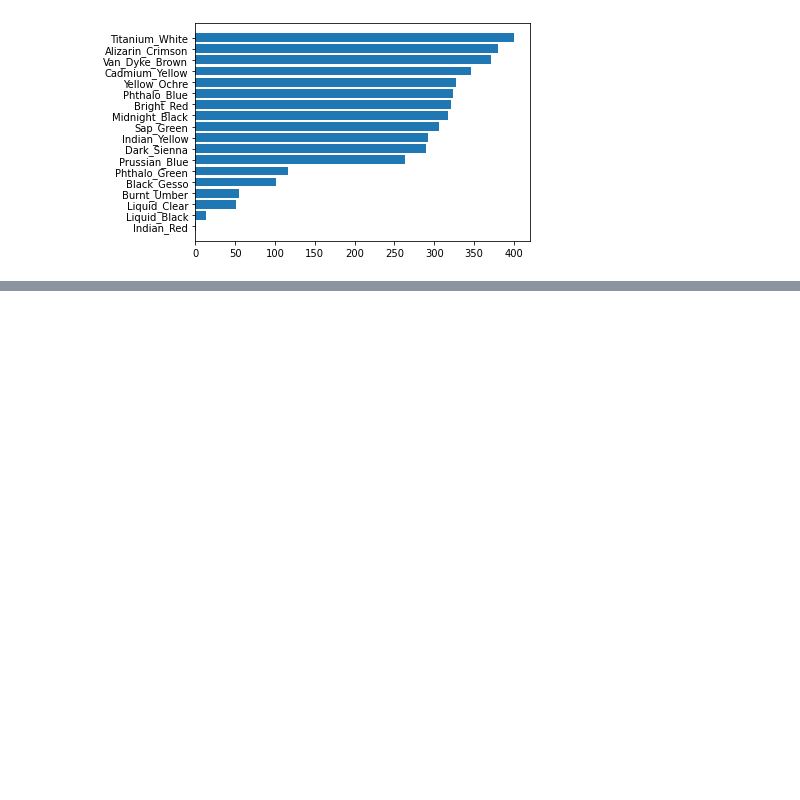
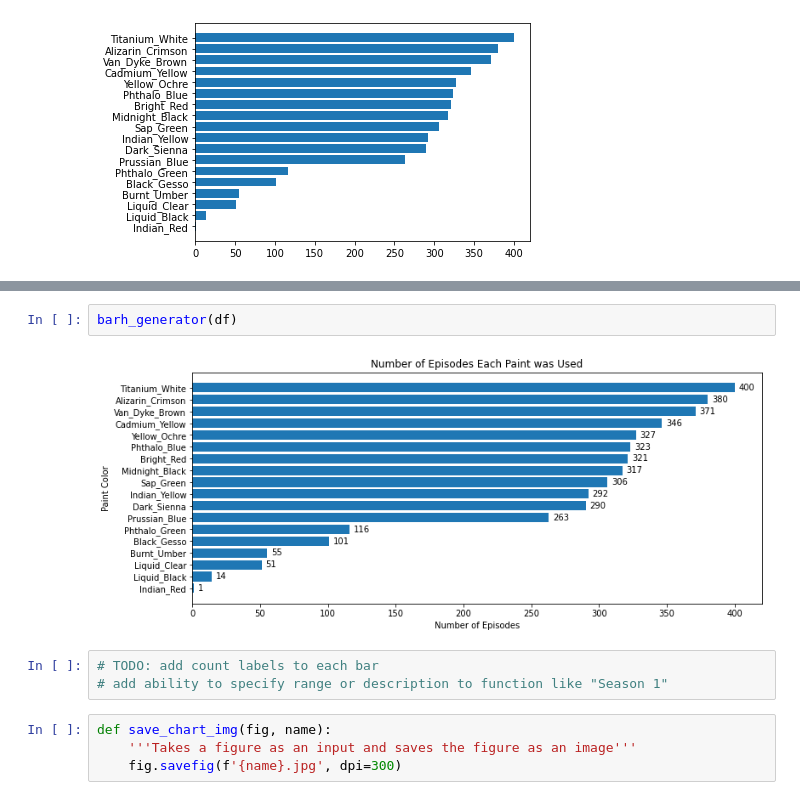
Before and after one commit to tyleretheridge/CabinChance, a Jupyter notebook: notebooks/painting_analysis.ipynb, the cells around one changed output, grey strips where cells are left out. Cells and saved outputs as stored; diff of their text form; blank space fills up the shorter version.

```diff
--- a/notebooks/painting_analysis.ipynb
+++ b/notebooks/painting_analysis.ipynb
@@ -200,0 +289,11 @@ plt.show()
+# %%
+barh_generator(df)
+# %% [output]
+[figure, added]
+# %%
+# TODO: add count labels to each bar
+# add ability to specify range or description to function like "Season 1"
+# %%
+def save_chart_img(fig, name):
+    '''Takes a figure as an input and saves the figure as an image'''
+    fig.savefig(f'{name}.jpg', dpi=300)
```
Also changed, not shown: parts of 3 cells of this notebook, 1 other file.
